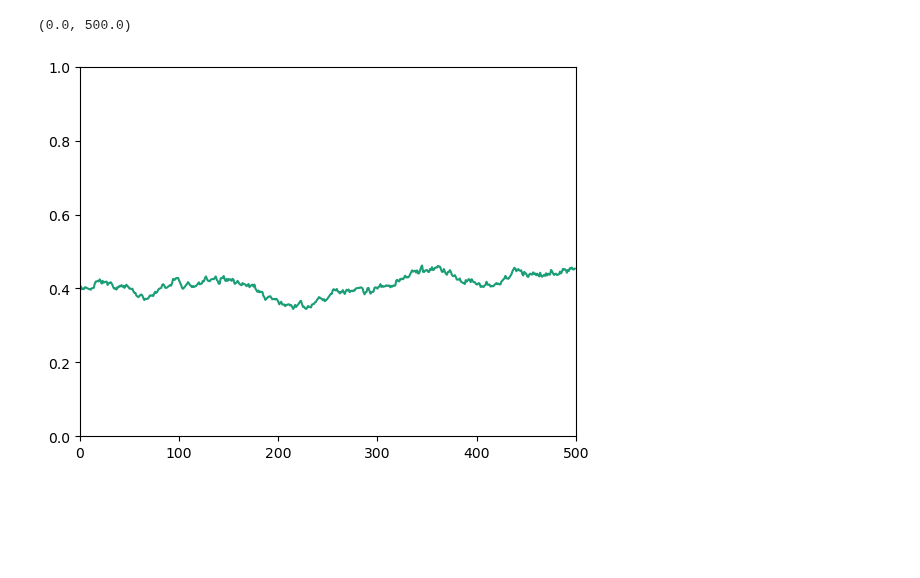
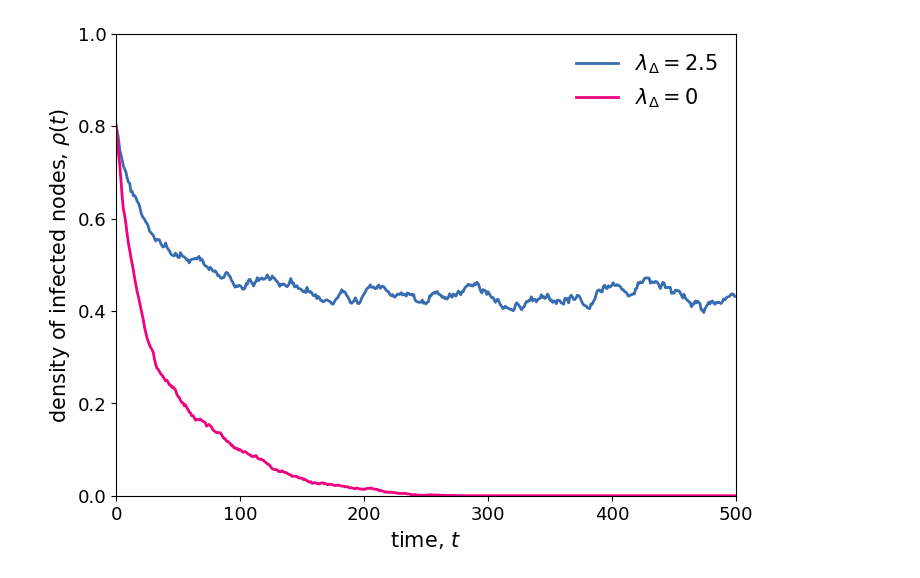
Before and after one commit to HGX-Team/hypergraphx, a Jupyter notebook: tutorials/simplicial_contagion.ipynb, the cells around one changed output. Cells and saved outputs as stored; diff of their text form; code cells hidden in the pictures; blank space fills up the shorter version.

Commit message:
Update tutorial contagion

```diff
--- a/tutorials/simplicial_contagion.ipynb
+++ b/tutorials/simplicial_contagion.ipynb
@@ -16,18 +16,33 @@ E2 = N*10
 E3 = N*2
 hypergraph = random_hypergraph(N, {2 : E2, 3: E3})
 # %%
-beta = 0.002
-beta_D = 0.02
 mu = 0.05
+beta = 0.75*mu/20
+beta_D = 2.5*mu/6
 
-I_0 = 1*(np.random.random(N)<0.4)
+I_0 = 1*(np.random.random(N)<0.8)
 T = 500
 
-rho_t = simplicial_contagion(hypergraph, I_0, T, beta, beta_D, mu)
+rho_t_simplicial = simplicial_contagion(hypergraph, I_0, T, beta, beta_D, mu)
+rho_t_simple = simplicial_contagion(hypergraph, I_0, T, beta, 0, mu)
-# %%
-plt.plot(range(T),rho_t,c=plt.cm.Dark2(0))
-plt.ylim(0,1)
-plt.xlim(0,500)
-# %% [output]
-(0.0, 500.0)
-[figure, removed]
+# %%
+fig, ax = plt.subplots(figsize=(8, 6))
+
+ax.plot(range(T),rho_t_simplicial,
+        lw=2, c=plt.cm.Accent(4),
+        label="$\lambda_\Delta = 2.5$")
+ax.plot(range(T),rho_t_simple,
+        lw=2, c=plt.cm.Accent(5),
+        label="$\lambda_\Delta = 0$")
+
+ax.set_xlim(0,500)
+ax.set_ylim(0,1)
+ax.tick_params(axis='both', which='major', labelsize=13)
+
+ax.set_xlabel("time, $t$", fontsize=15)
+ax.set_ylabel("density of infected nodes, $\\rho(t)$", fontsize=15)
+ax.legend(fontsize=15, frameon=False)
+
+plt.show()
+# %% [output]
+[figure, added]
```
